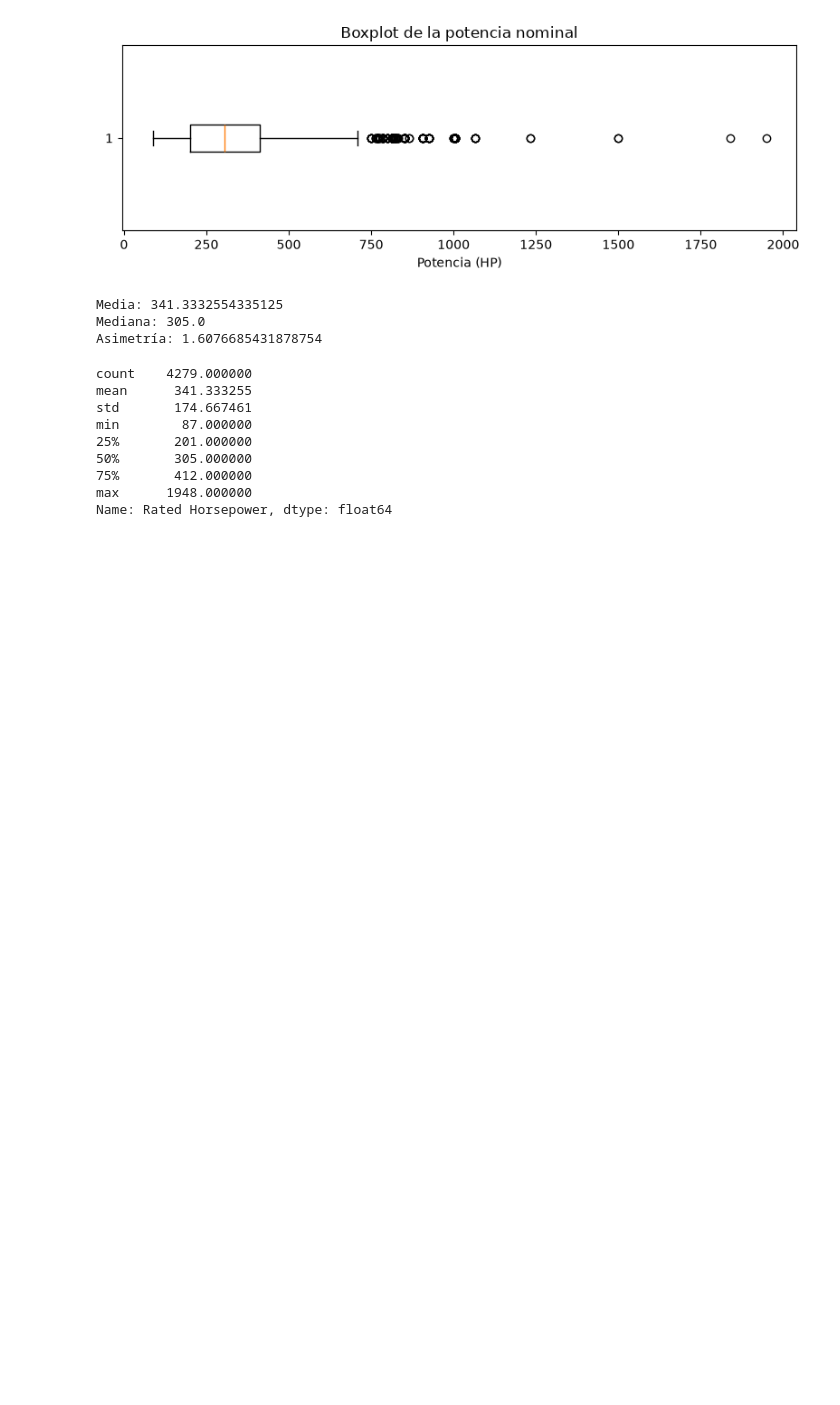
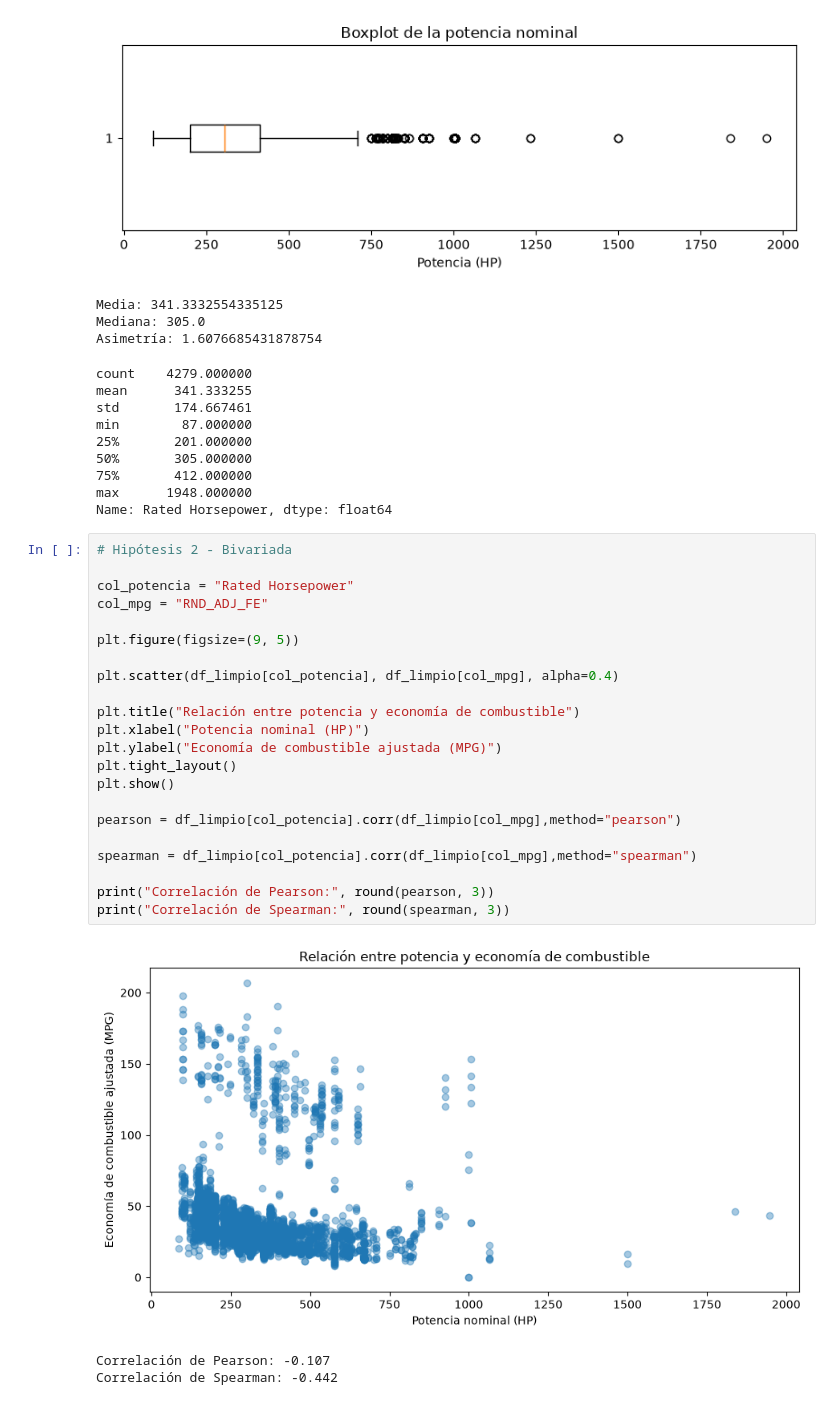
Before and after one commit to abiordorica13/TPEFUNDAMENTOS, a Jupyter notebook: Untitled-1.ipynb, the cells around one changed output. Saved outputs shown, nothing was run; the diff lists cells and outputs as text; blank space fills up the shorter version.

```diff
--- a/Untitled-1.ipynb
+++ b/Untitled-1.ipynb
@@ -1245,3 +1290,29 @@ min        87.000000
 75%       412.000000
 max      1948.000000
 Name: Rated Horsepower, dtype: float64
+# %%
+# Hipótesis 2 - Bivariada
+
+col_potencia = "Rated Horsepower"
+col_mpg = "RND_ADJ_FE"
+
+plt.figure(figsize=(9, 5))
+
+plt.scatter(df_limpio[col_potencia], df_limpio[col_mpg], alpha=0.4)
+
+plt.title("Relación entre potencia y economía de combustible")
+plt.xlabel("Potencia nominal (HP)")
+plt.ylabel("Economía de combustible ajustada (MPG)")
+plt.tight_layout()
+plt.show()
+
+pearson = df_limpio[col_potencia].corr(df_limpio[col_mpg],method="pearson")
+
+spearman = df_limpio[col_potencia].corr(df_limpio[col_mpg],method="spearman")
+
+print("Correlación de Pearson:", round(pearson, 3))
+print("Correlación de Spearman:", round(spearman, 3))
+# %% [output]
+[figure, added]
+Correlación de Pearson: -0.107
+Correlación de Spearman: -0.442
```
Also changed, not shown: parts of 11 cells of this notebook.
